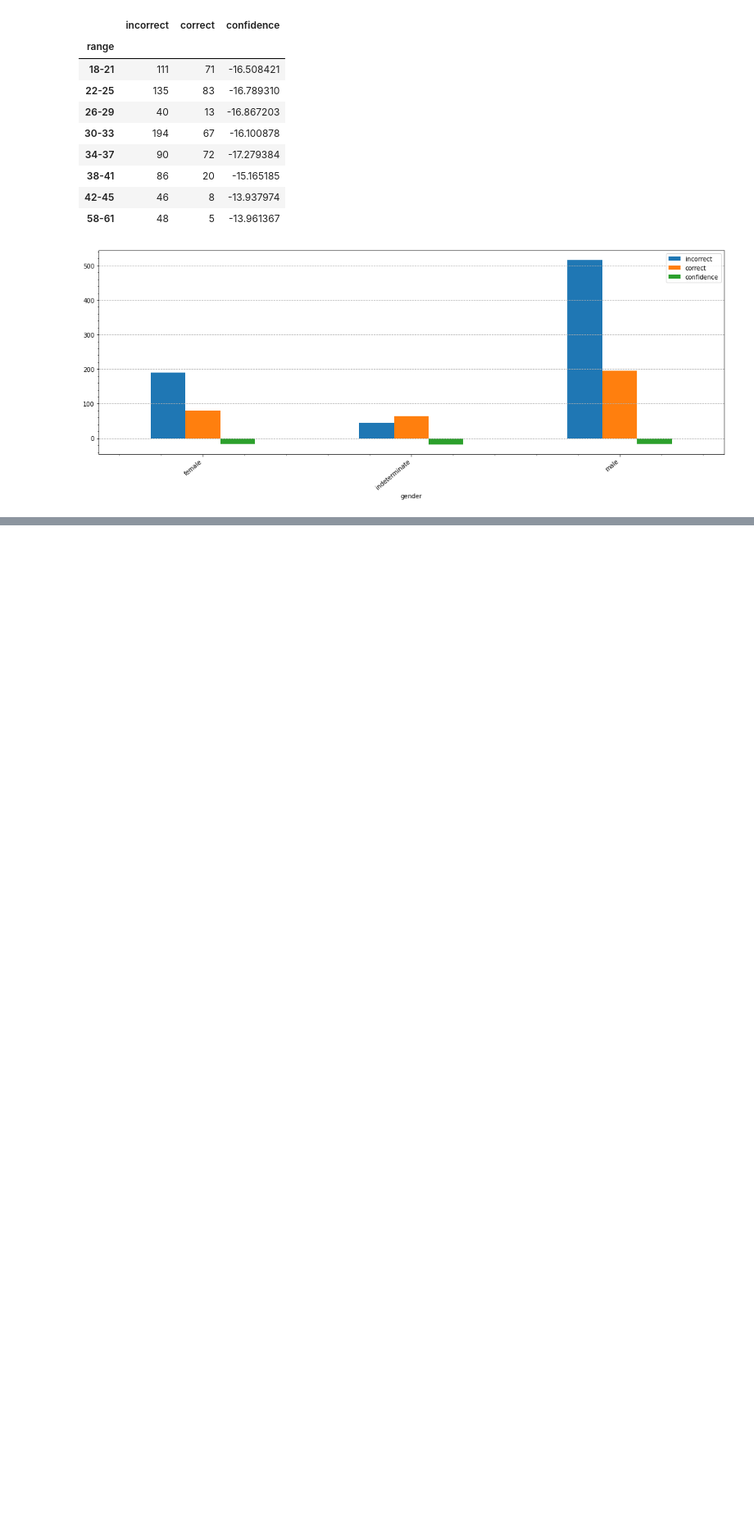
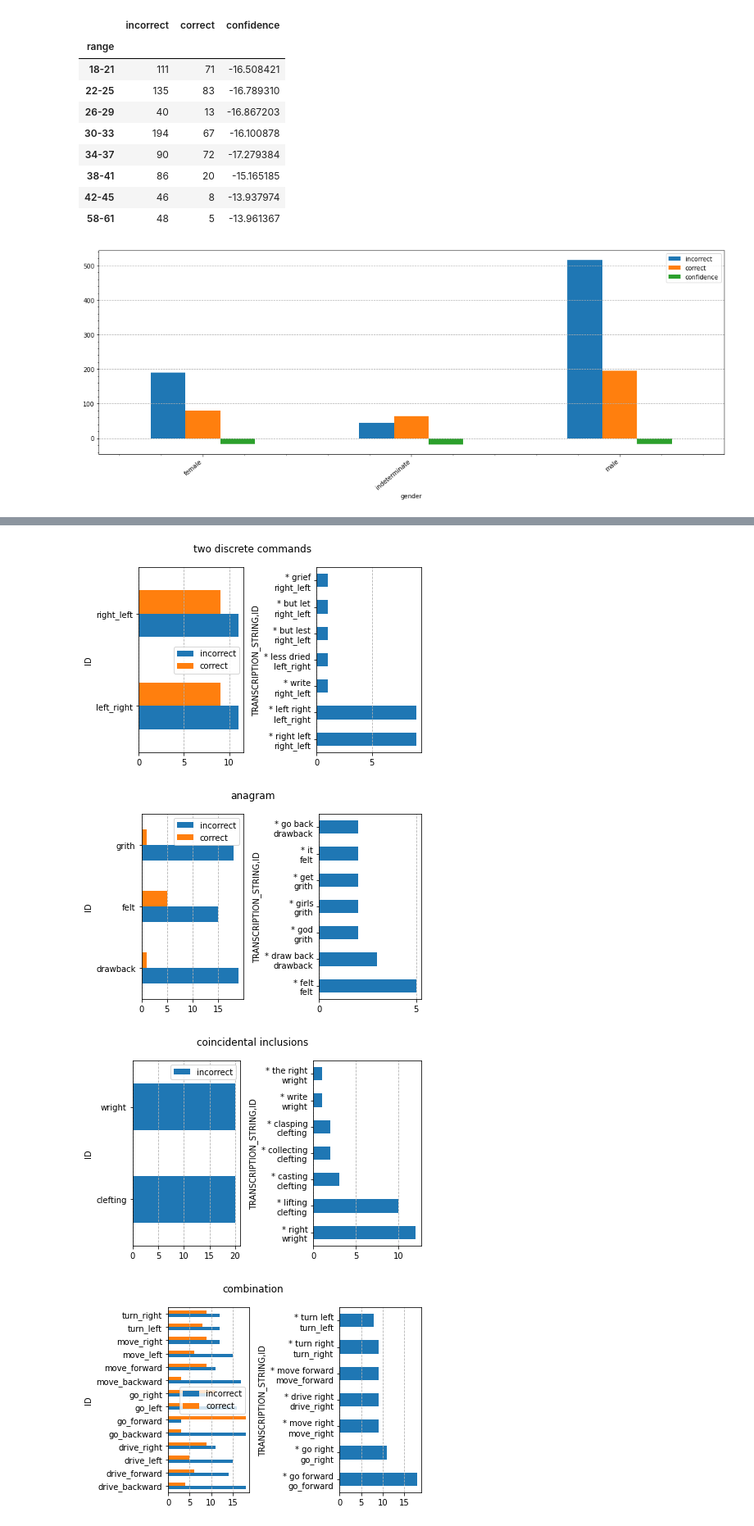
Before and after one commit to BlkPingu/VoiceControl, a Jupyter notebook: analysis/process_results.ipynb, the cells around one changed output, grey strips where cells are left out. Shown at 82% size. Drawn from its saved outputs; the diff is of its cells as text; code cells hidden in the pictures; blank space fills up the shorter version.

```diff
--- a/analysis/process_results.ipynb
+++ b/analysis/process_results.ipynb
@@ -231,0 +309,54 @@ save_fig(fig, './figs/res_gender.png')
+# %%
+def plot_idea_one_both(row, ax=None):
+    df_plot = get_results_by('ID', df.loc[df['IDEA'] == row['IDEA']])
+
+    fig = df_plot.plot(kind='barh', ax=ax)
+    fig.legend(["incorrect", "correct"])
+    fig.grid(which='major', axis='x', linestyle='--')
+    fig.xaxis.set_major_locator(MaxNLocator(integer=True))
+    fig.xaxis.set_major_locator(ticker.MultipleLocator(5))
+
+
+
+
+
+
+def plot_idea_two_both(row, ax=None):
+    specific_df = df[df['IDEA']==row['IDEA']]
+    filtered = specific_df[['TRANSCRIPTION_STRING','ID']]
+    counts_df = filtered.value_counts().head(7)
+    headers=[]
+
+    for index, value in counts_df.iteritems():
+        headers.append('* ' + str(index[0]) + '\n' + str(index[1]))
+
+    fig = counts_df.plot(kind='barh', ax=ax)
+    fig.grid(which='major', axis='x', linestyle='--')
+    fig.set_yticklabels(headers)
+    fig.xaxis.set_major_locator(MaxNLocator(integer=True))
+    fig.xaxis.set_major_locator(ticker.MultipleLocator(5))
+
+
+
+
+
+
+
+def plot_idea(row):
+    fig, axs = plt.subplots(1, 2)
+    fig.suptitle(row['TYPE'])
+    fig.subplots_adjust(hspace=4)
+    plot_idea_one_both(row, axs[0])
+    plot_idea_two_both(row, axs[1])
+
+    return fig
+
+
+for index, row in idea_df.iterrows():
+    fig = plot_idea(row)
+    save_fig(fig, './figs/ideas/idea_' + str(row['IDEA']) + '.png')
+# %% [output]
+[figure, added]
+[figure, added]
+[figure, added]
+[figure, added]
```
Also changed, not shown: parts of 12 cells of this notebook.
